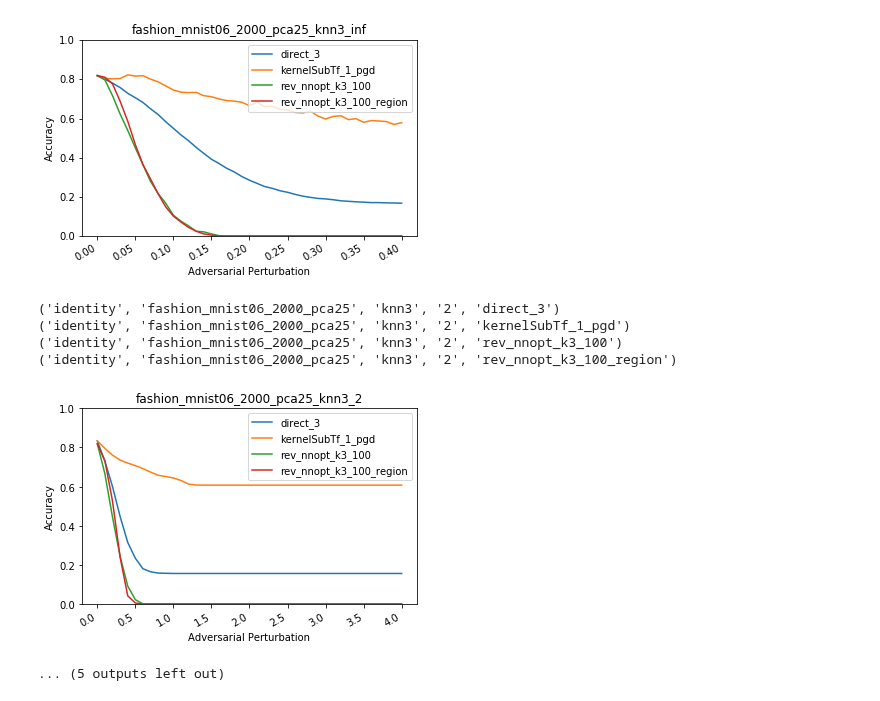
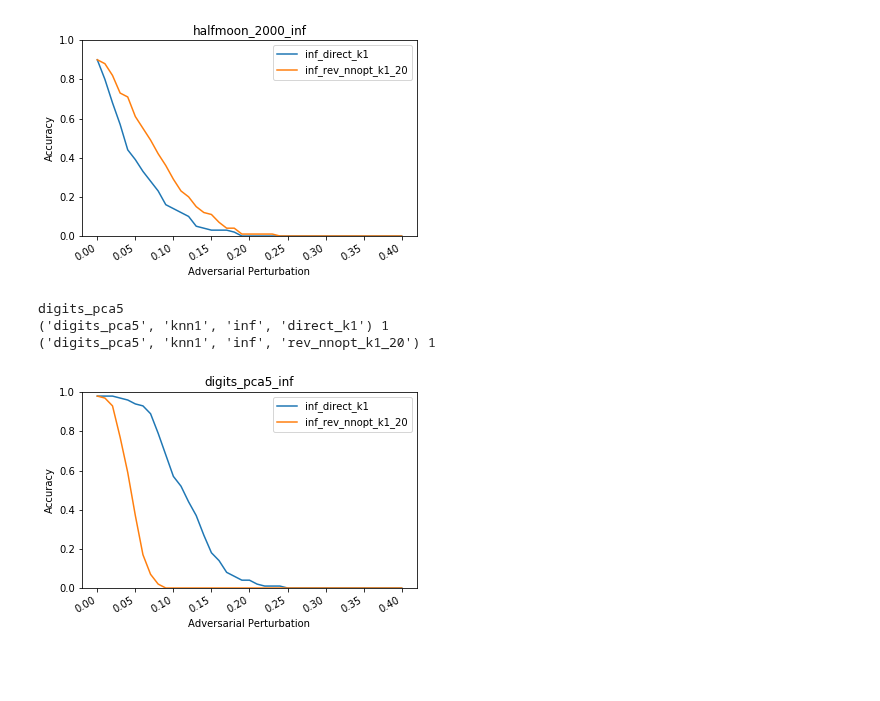
Before and after one commit to yangarbiter/adversarial-nonparametrics, a Jupyter notebook: plot.ipynb, the cells around one changed output. Drawn from its saved outputs; the diff is of its cells as text; code cells hidden in the pictures; blank space fills up the shorter version.

```diff
--- a/plot.ipynb
+++ b/plot.ipynb
@@ -45,52 +45,34 @@ def params_to_dataframe(grid_param):
     df = pd.DataFrame(params)
     return df
 # %%
-grid_param = {
-    'model': ['knn1', 'knn3'],
-    'ord': ['inf', '2'],
-    'transformer': ['identity'],
-    #'dataset': ['fashion_mnist35_200_pca25', 'mnist35_200_pca25', 'fashion_mnist06_200_pca25'],
-    'dataset': ['fashion_mnist35_2000_pca25', 'fashion_mnist35_200_pca25',
-                'mnist35_2000_pca25', 'fashion_mnist06_2000_pca25'],
-    #'attack': ['fgsm'],
-    'attack': ['rev_nnopt_k3_100', 'rev_nnopt_k3_50', 'rev_nnopt_k3_100_region',
-               'direct_1', 'direct_3', 'nnopt_k1_all', 'kernelSubTf_1_pgd'],
-    'random_seed': list(range(10))
-}
-params, results = auto_var.run_grid_params(get_result, grid_param, with_hook=False, verbose=0, n_jobs=1)
-params, results = zip(*[(params[i], results[i]) for i in range(len(params)) if results[i]])
-params, results = list(params), list(results)
-accs = []
-for i, param in enumerate(params):
-    for r in results[i]:
-        #params[i][f'eps_{r["eps"]:.2f}_trn'] = r['trn_acc']
-        params[i][f'eps_{r["eps"]:.2f}_tst'] = r['tst_acc']
-df = pd.DataFrame(params)
+from params import adv_nn_k1
+exp_name = "adversarial_1nn"
+_, grid_param, _ = adv_nn_k1()
 
-#datasets = ['fashion_mnist35_200_pca25', 'mnist35_200_pca25', 'fashion_mnist06_200_pca25']
-datasets = ['fashion_mnist35_2000_pca25', 'mnist35_2000_pca25', 'fashion_mnist06_2000_pca25', 'mnist17_2000_pca25']
-attack = ''
+df = params_to_dataframe(grid_param)
+datasets = set.union(*[set(g['dataset']) for g in grid_param]) if isinstance(grid_param, list) else grid_param['dataset']
+print(datasets)
 for dataset in datasets:
     print(dataset)
-    for model_name in ['knn3']:
-        for ord in ['inf', '2']:
+    for ord in grid_param[0]['ord']:
+        temp_df = df.loc[(df['dataset'] == dataset) & (df['ord'] == ord)]
+        fig, ax = plt.subplots()
+        ax.set_title(f'{dataset}_{ord}')
+        for name, group in temp_df.groupby(['dataset', 'model', 'ord', 'attack']):
+            print(name, len(group))
+            eps_list = [re.findall(r'[-+]?\d*\.\d+|\d+', t)[0] for t in group.mean().index.tolist()[:-1]]
+            s = [r for r in group.mean().tolist()[:-1] if not np.isnan(r)]
+            x = [float(eps_list[i]) for i, r in enumerate(group.mean().tolist()[:-1]) if not np.isnan(r)]
 
-            temp_df = df.loc[(df['model'] == model_name) & (df['dataset'] == dataset) & (df['ord'] == ord)]
-            fig, ax = plt.subplots()
-            ax.set_title(f'{dataset}_{model_name}_{ord}')
-            for name, group in temp_df.groupby(['transformer', 'dataset', 'model', 'ord', 'attack']):
-                print(name)
-                eps_list = [re.findall(r'[-+]?\d*\.\d+|\d+', t)[0] for t in group.mean().index.tolist()[:-1]]
-                s = [r for r in group.mean().tolist()[:-1] if not np.isnan(r)]
-                x = [float(eps_list[i]) for i, r in enumerate(group.mean().tolist()[:-1]) if not np.isnan(r)]
+            ax.plot(x, s, label="%s_%s" % (name[2], name[-1]))
 
-                ax.plot(x, s, label=name[-1])
-
-            fig.autofmt_xdate()
-            ax.legend()
-            ax.set_ylim(0, 1)
-            ax.set_ylabel('Accuracy')
-            ax.set_xlabel('Adversarial Perturbation')
-            plt.savefig(f'./figs/{dataset}_{model_name}_{ord}.eps', format='eps')
-            plt.show()
+        fig.autofmt_xdate()
+        ax.legend()
+        ax.set_ylim(0, 1)
+        #ax.legend(bbox_to_anchor=(1.5, 0., 0.5, 0.5))
+        ax.legend()
+        ax.set_ylabel('Accuracy')
+        ax.set_xlabel('Adversarial Perturbation')
+        plt.savefig(f'./figs/{exp_name}_{dataset}_{ord}.eps', format='eps')
+        plt.show()
 # %% [output]
@@ -124,7 +99,5 @@ fashion_mnist06_2000_pca25
-[figure, old version]
+[figure, new version]
-('identity', 'fashion_mnist06_2000_pca25', 'knn3', '2', 'direct_3')
-('identity', 'fashion_mnist06_2000_pca25', 'knn3', '2', 'kernelSubTf_1_pgd')
-('identity', 'fashion_mnist06_2000_pca25', 'knn3', '2', 'rev_nnopt_k3_100')
-('identity', 'fashion_mnist06_2000_pca25', 'knn3', '2', 'rev_nnopt_k3_100_region')
+digits_pca5
+('digits_pca5', 'knn1', 'inf', 'direct_k1') 1
+('digits_pca5', 'knn1', 'inf', 'rev_nnopt_k1_20') 1
-[figure, old version]
+[figure, new version]
-... (5 outputs left out)
```
Also changed, not shown: parts of 9 cells of this notebook, 13 other files.
